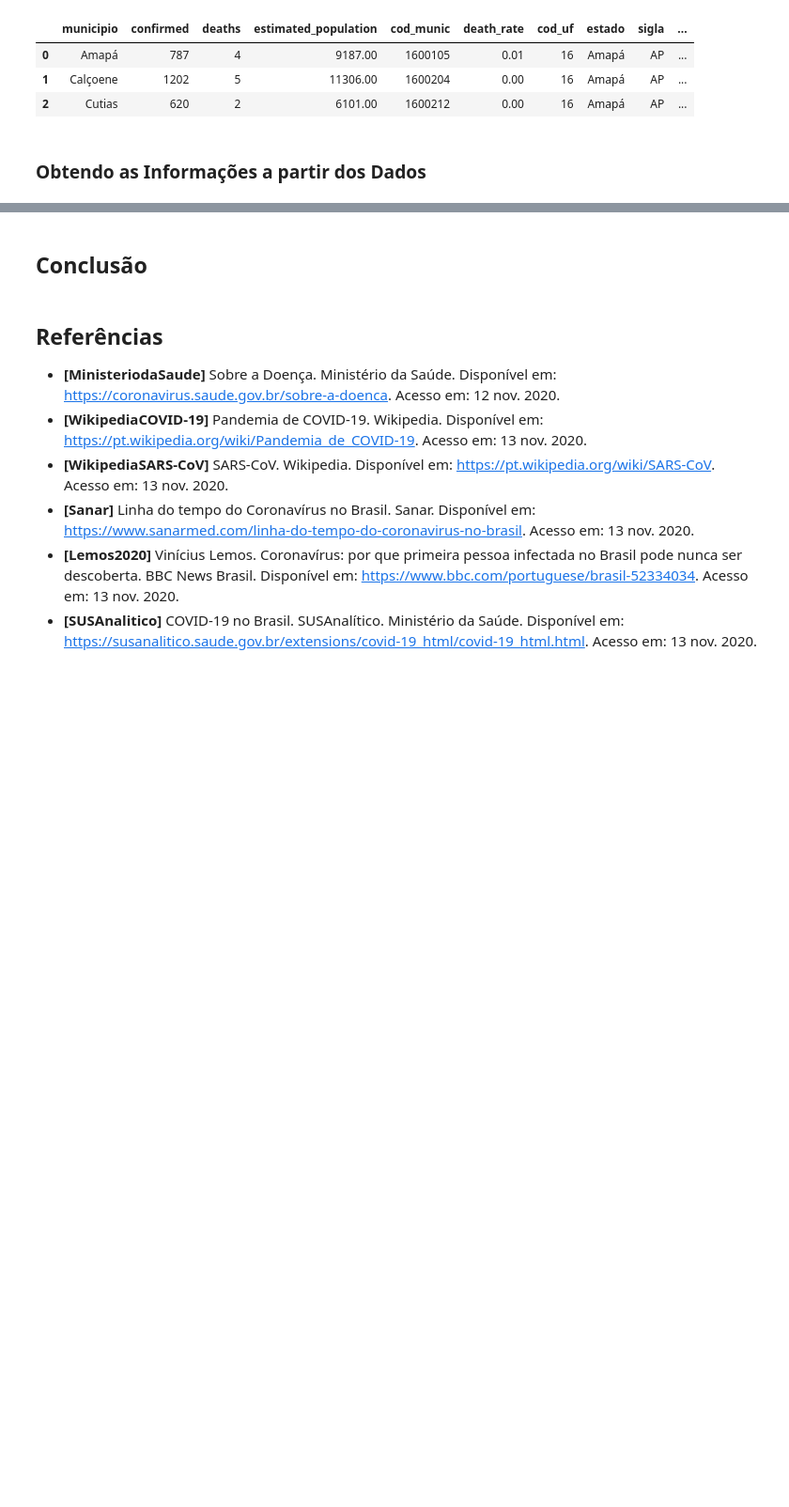
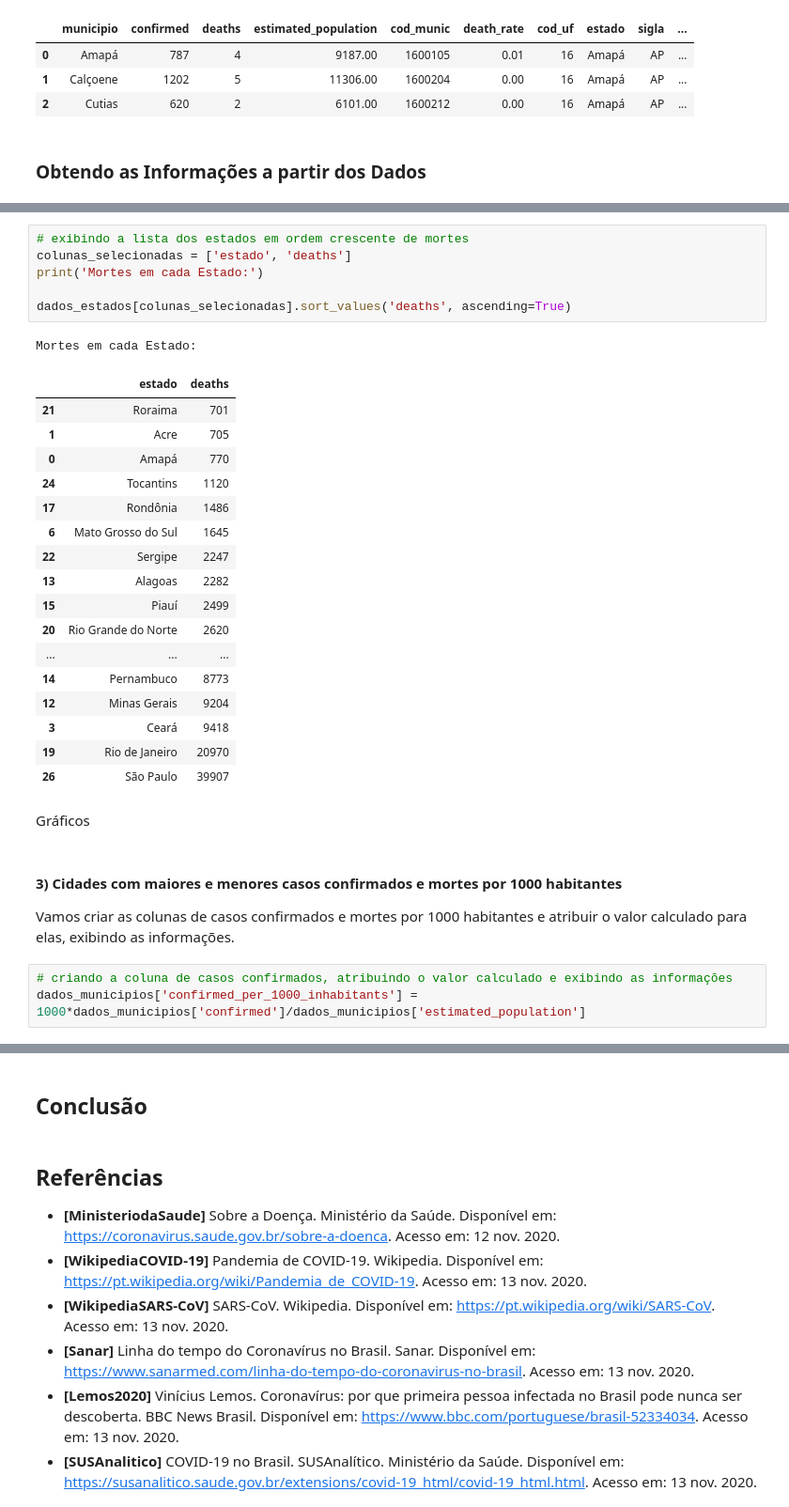
Before and after one commit to gustavopierre/data_science_portfolio, a Jupyter notebook: Gustavo_Moreira_Pierre.ipynb, the cells around one changed output, grey strips where cells are left out. Shown at 94% size. Saved outputs shown, nothing was run; the diff lists cells and outputs as text; blank space fills up the shorter version.

```diff
--- a/Gustavo_Moreira_Pierre.ipynb
+++ b/Gustavo_Moreira_Pierre.ipynb
@@ -1442,0 +1458,33 @@ dados_por_estados[colunas_selecionadas].set_index('state').describe()
+# %%
+# exibindo a lista dos estados em ordem crescente de mortes
+colunas_selecionadas = ['estado', 'deaths']
+print('Mortes em cada Estado:')
+
+dados_estados[colunas_selecionadas].sort_values('deaths', ascending=True)
+# %% [output]
+Mortes em cada Estado:
+|  | estado | deaths |
+| 21 | Roraima | 701 |
+| 1 | Acre | 705 |
+| 0 | Amapá | 770 |
+| 24 | Tocantins | 1120 |
+| 17 | Rondônia | 1486 |
+| 6 | Mato Grosso do Sul | 1645 |
+| 22 | Sergipe | 2247 |
+| 13 | Alagoas | 2282 |
+| 15 | Piauí | 2499 |
+| 20 | Rio Grande do Norte | 2620 |
+| ... | ... | ... |
+| 14 | Pernambuco | 8773 |
+| 12 | Minas Gerais | 9204 |
+| 3 | Ceará | 9418 |
+| 19 | Rio de Janeiro | 20970 |
+| 26 | São Paulo | 39907 |
+# %% [markdown]
+Gráficos
+# %% [markdown]
+#### **3) Cidades com maiores e menores casos confirmados e mortes por 1000 habitantes**
+Vamos criar as colunas de casos confirmados e mortes por 1000 habitantes e atribuir o valor calculado para elas, exibindo as informações.
+# %%
+# criando a coluna de casos confirmados, atribuindo o valor calculado e exibindo as informações
+dados_municipios['confirmed_per_1000_inhabitants'] = 1000*dados_municipios['confirmed']/dados_municipios['estimated_population']
```
Also changed, not shown: parts of 48 cells of this notebook.
